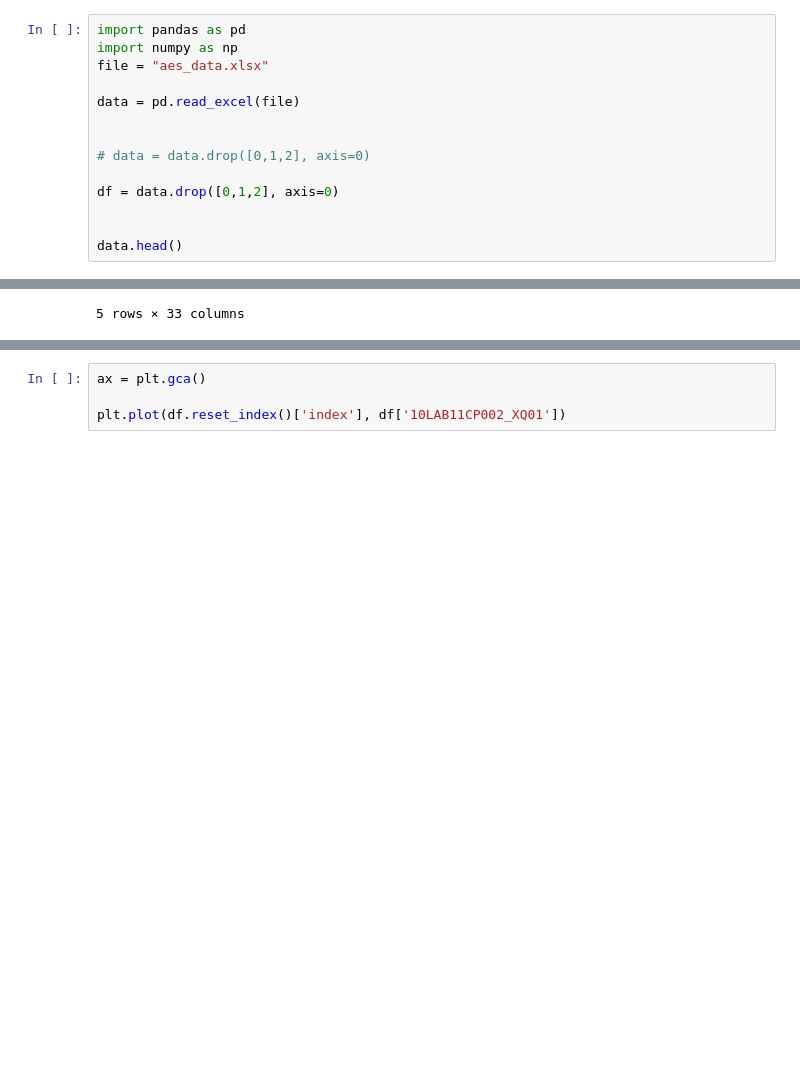
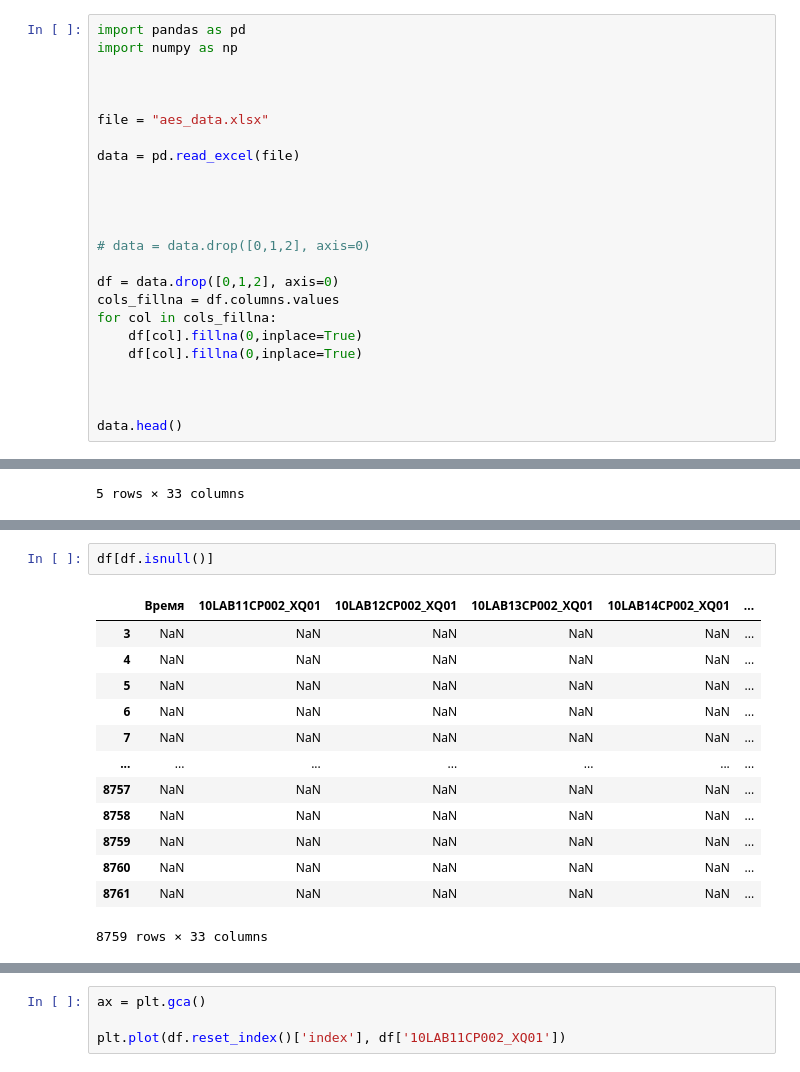
Before and after one commit to edodo1337/diplom, a Jupyter notebook: Диплом.ipynb, the cells around one changed output, grey strips where cells are left out. Cells and saved outputs as stored; diff of their text form; blank space fills up the shorter version.

```diff
--- a/Диплом.ipynb
+++ b/Диплом.ipynb
@@ -1,14 +1,24 @@
 # %%
 import pandas as pd
 import numpy as np
+
+
+
 file = "aes_data.xlsx"
 
 data = pd.read_excel(file)
 
 
+
+
 # data = data.drop([0,1,2], axis=0)
 
 df = data.drop([0,1,2], axis=0)
+cols_fillna = df.columns.values
+for col in cols_fillna:
+    df[col].fillna(0,inplace=True)
+    df[col].fillna(0,inplace=True)
+
 
 
 data.head()
@@ -33,3 +50,19 @@ df.head()
+# %%
+df[df.isnull()]
+# %% [output]
+|  | Время | 10LAB11CP002_XQ01 | 10LAB12CP002_XQ01 | 10LAB13CP002_XQ01 | 10LAB14CP002_XQ01 | ... |
+| 3 | NaN | NaN | NaN | NaN | NaN | ... |
+| 4 | NaN | NaN | NaN | NaN | NaN | ... |
+| 5 | NaN | NaN | NaN | NaN | NaN | ... |
+| 6 | NaN | NaN | NaN | NaN | NaN | ... |
+| 7 | NaN | NaN | NaN | NaN | NaN | ... |
+| ... | ... | ... | ... | ... | ... | ... |
+| 8757 | NaN | NaN | NaN | NaN | NaN | ... |
+| 8758 | NaN | NaN | NaN | NaN | NaN | ... |
+| 8759 | NaN | NaN | NaN | NaN | NaN | ... |
+| 8760 | NaN | NaN | NaN | NaN | NaN | ... |
+| 8761 | NaN | NaN | NaN | NaN | NaN | ... |
+8759 rows × 33 columns
 # %%
 import matplotlib.pyplot as plt
 import pandas as pd
```
Also changed, not shown: parts of 10 cells of this notebook, 4 other files.
